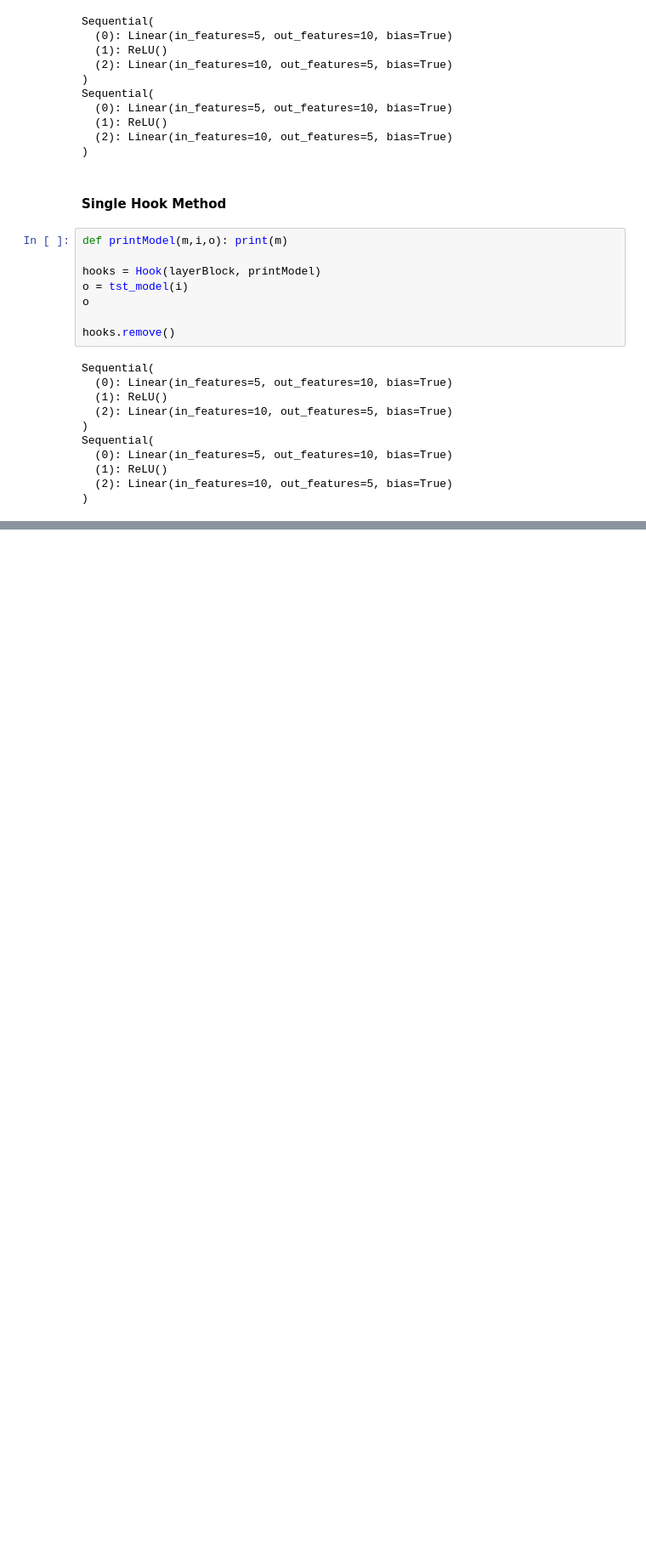
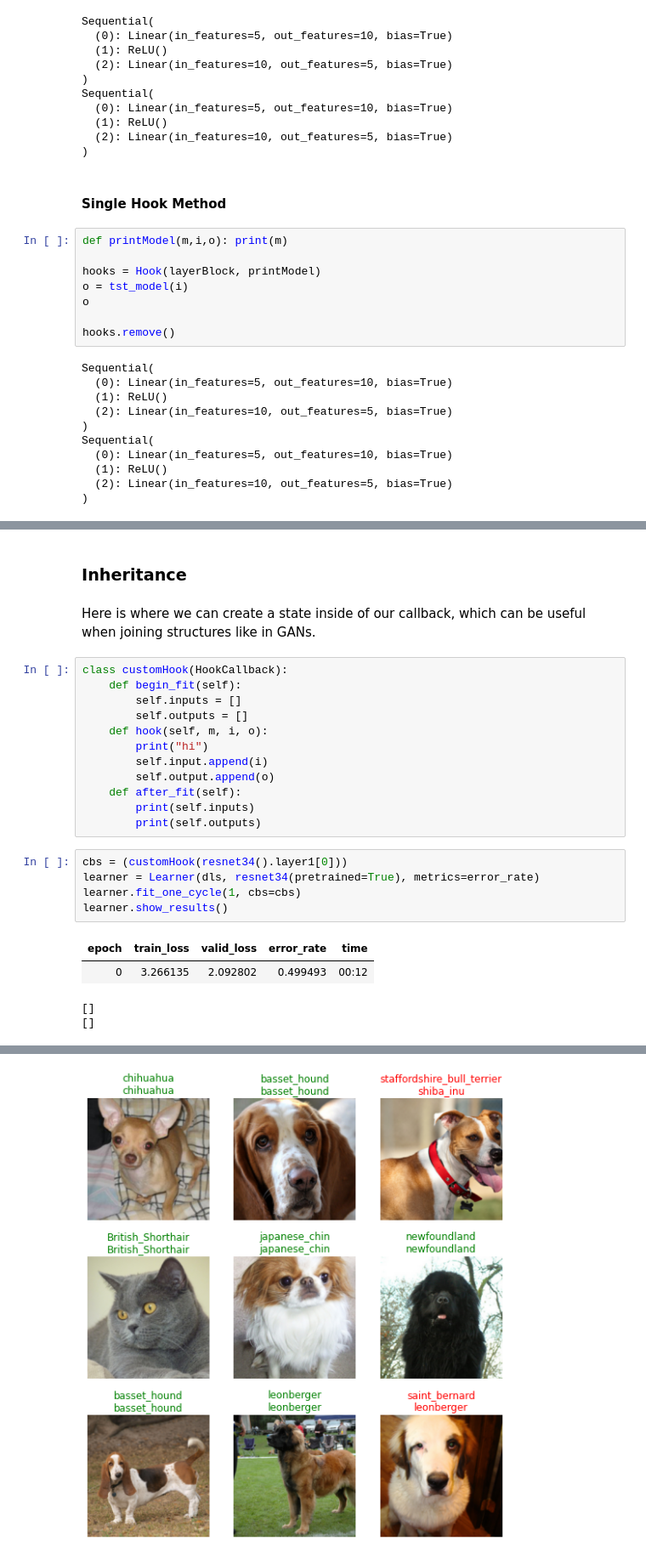
Before and after one commit to hoftherose/MiniML, a Jupyter notebook: nbs/Callbacks.Custom.ipynb, the cells around one changed output, grey strips where cells are left out. Shown at 85% size. Drawn from its saved outputs; the diff is of its cells as text; blank space fills up the shorter version.

Commit message:
Hook Callbacks (Not working)

```diff
--- a/nbs/Callbacks.Custom.ipynb
+++ b/nbs/Callbacks.Custom.ipynb
@@ -280,0 +297,26 @@ Sequential(
+# %% [markdown]
+### Inheritance
+# %% [markdown]
+Here is where we can create a state inside of our callback, which can be useful when joining structures like in GANs.
+# %%
+class customHook(HookCallback):
+    def begin_fit(self):
+        self.inputs = []
+        self.outputs = []
+    def hook(self, m, i, o):
+        print("hi")
+        self.input.append(i)
+        self.output.append(o)
+    def after_fit(self):
+        print(self.inputs)
+        print(self.outputs)
+# %%
+cbs = (customHook(resnet34().layer1[0]))
+learner = Learner(dls, resnet34(pretrained=True), metrics=error_rate)
+learner.fit_one_cycle(1, cbs=cbs)
+learner.show_results()
+# %% [output]
+| epoch | train_loss | valid_loss | error_rate | time |
+| 0 | 3.266135 | 2.092802 | 0.499493 | 00:12 |
+[]
+[]
@@ -280,0 +324 @@ Sequential(
+[figure, added]
```
Also changed, not shown: parts of 7 cells of this notebook.
